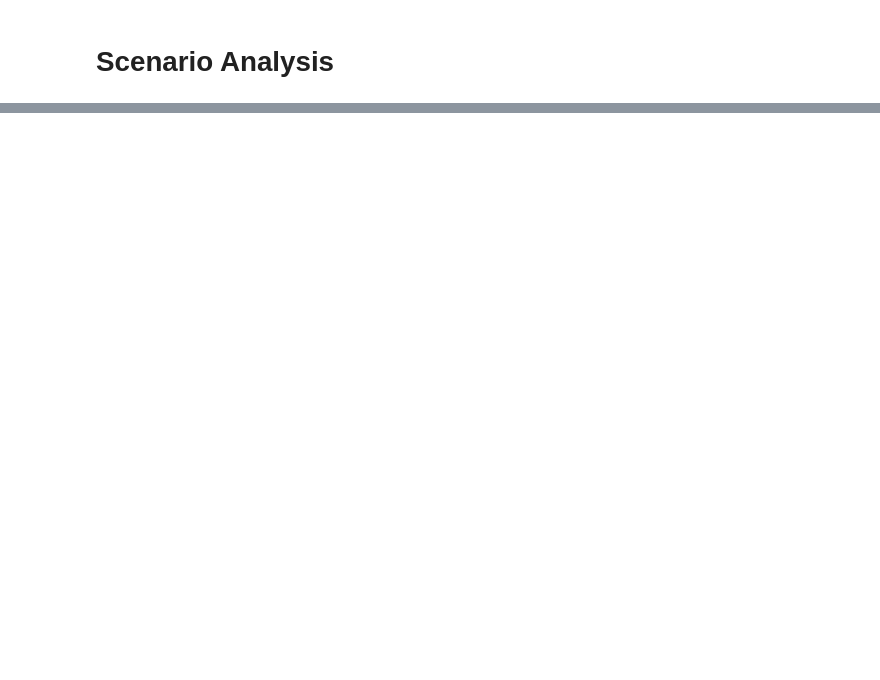
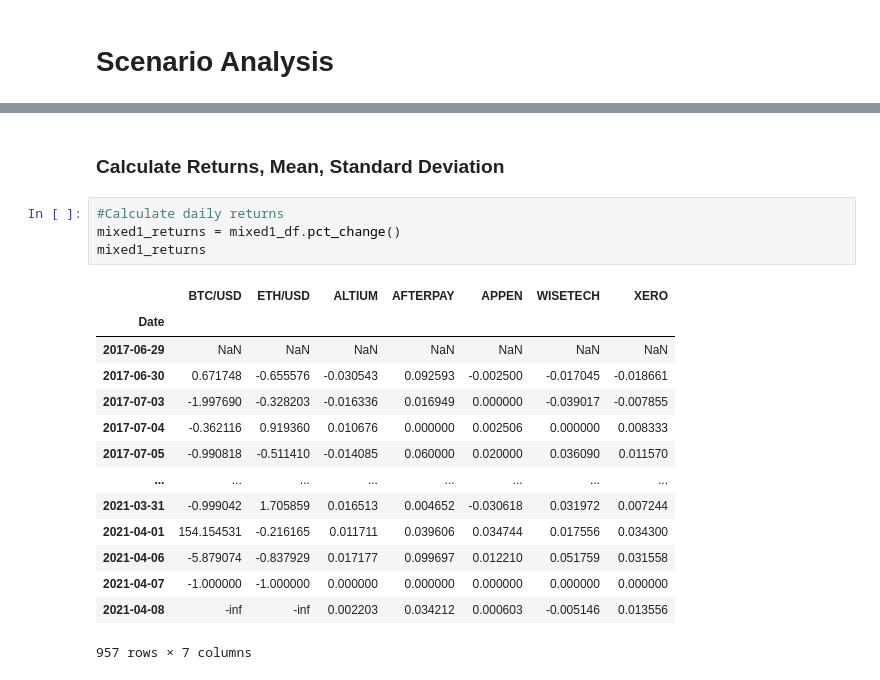
Before and after one commit to sreenivaskalva-2021/MonashFintech2021Project1, a Jupyter notebook: Financial Modelling/Crypto Portfolio/Portfolio Analysis.ipynb, the cells around one changed output, grey strips where cells are left out. Saved outputs shown, nothing was run; the diff lists cells and outputs as text; blank space fills up the shorter version.

```diff
--- a/Financial Modelling/Crypto Portfolio/Portfolio Analysis.ipynb
+++ b/Financial Modelling/Crypto Portfolio/Portfolio Analysis.ipynb
@@ -320,0 +272,21 @@ MC_even_dist = MCSimulation(stock_data, weights = [.99,.01], num_simulation = 50
+# %% [markdown]
+### Calculate Returns, Mean, Standard Deviation
+# %%
+#Calculate daily returns
+mixed1_returns = mixed1_df.pct_change()
+mixed1_returns
+# %% [output]
+|  | BTC/USD | ETH/USD | ALTIUM | AFTERPAY | APPEN | WISETECH | XERO |
+| Date |  |  |  |  |  |  |  |
+| 2017-06-29 | NaN | NaN | NaN | NaN | NaN | NaN | NaN |
+| 2017-06-30 | 0.671748 | -0.655576 | -0.030543 | 0.092593 | -0.002500 | -0.017045 | -0.018661 |
+| 2017-07-03 | -1.997690 | -0.328203 | -0.016336 | 0.016949 | 0.000000 | -0.039017 | -0.007855 |
+| 2017-07-04 | -0.362116 | 0.919360 | 0.010676 | 0.000000 | 0.002506 | 0.000000 | 0.008333 |
+| 2017-07-05 | -0.990818 | -0.511410 | -0.014085 | 0.060000 | 0.020000 | 0.036090 | 0.011570 |
+| ... | ... | ... | ... | ... | ... | ... | ... |
+| 2021-03-31 | -0.999042 | 1.705859 | 0.016513 | 0.004652 | -0.030618 | 0.031972 | 0.007244 |
+| 2021-04-01 | 154.154531 | -0.216165 | 0.011711 | 0.039606 | 0.034744 | 0.017556 | 0.034300 |
+| 2021-04-06 | -5.879074 | -0.837929 | 0.017177 | 0.099697 | 0.012210 | 0.051759 | 0.031558 |
+| 2021-04-07 | -1.000000 | -1.000000 | 0.000000 | 0.000000 | 0.000000 | 0.000000 | 0.000000 |
+| 2021-04-08 | -inf | -inf | 0.002203 | 0.034212 | 0.000603 | -0.005146 | 0.013556 |
+957 rows × 7 columns
```
Also changed, not shown: parts of 22 cells of this notebook.
